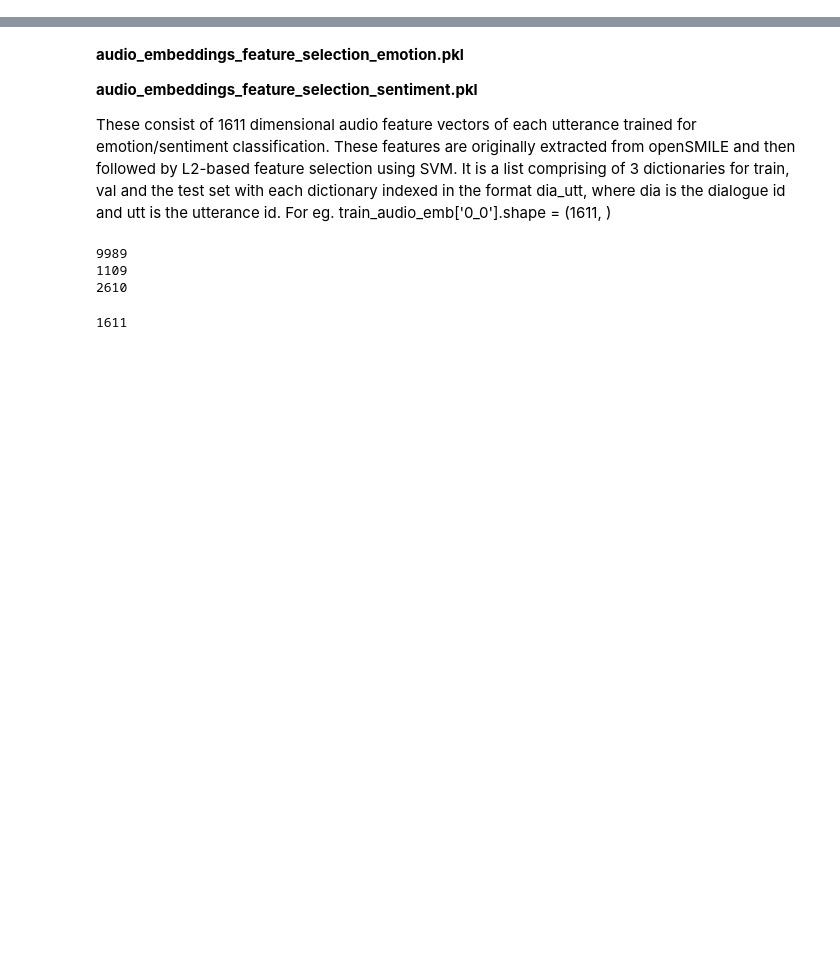
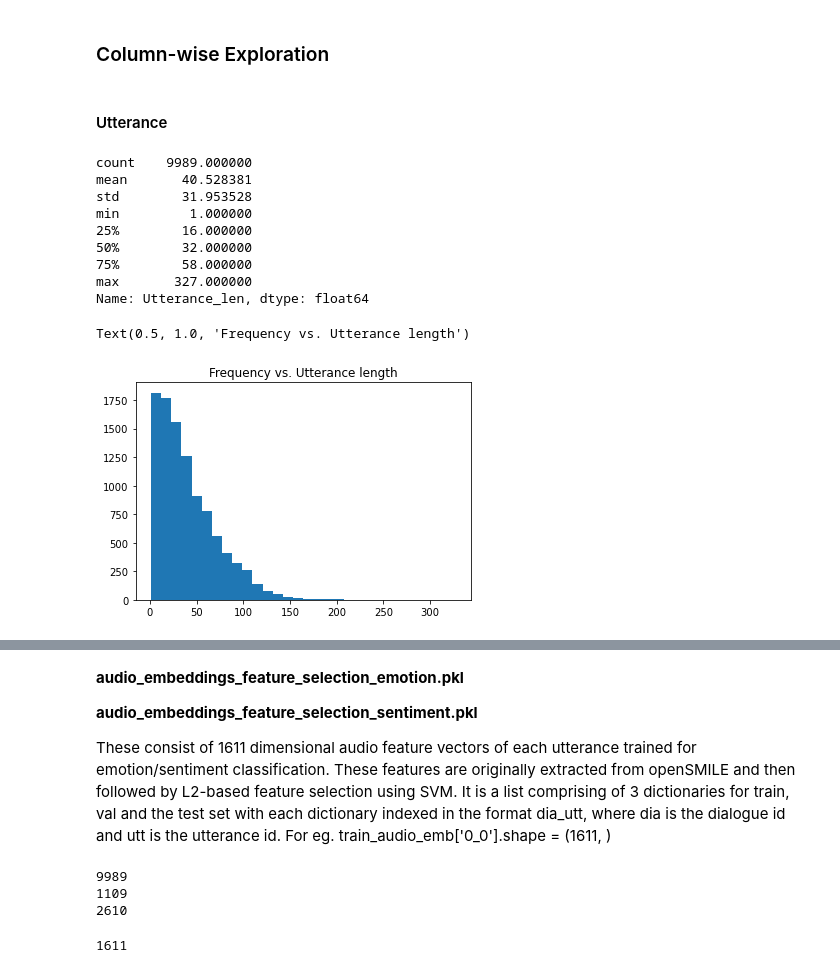
Before and after one commit to ryanjmccall/sb_ml_eng_capstone, a Jupyter notebook: capstone/poc/MELD_POC.ipynb, the cells around one changed output, grey strips where cells are left out. Saved outputs shown, nothing was run; the diff lists cells and outputs as text; code cells hidden in the pictures; blank space fills up the shorter version.

Commit message:
data wrangling and exploration

```diff
--- a/capstone/poc/MELD_POC.ipynb
+++ b/capstone/poc/MELD_POC.ipynb
@@ -82,0 +112,21 @@ dtype: int64
+# %% [markdown]
+### Column-wise Exploration
+# %% [markdown]
+#### Utterance
+# %%
+train_df['Utterance_len'] = train_df['Utterance'].apply(len)
+print(train_df.Utterance_len.describe())
+plt.hist(train_df.Utterance_len, bins=30)
+plt.title('Frequency vs. Utterance length')
+# %% [output]
+count    9989.000000
+mean       40.528381
+std        31.953528
+min         1.000000
+25%        16.000000
+50%        32.000000
+75%        58.000000
+max       327.000000
+Name: Utterance_len, dtype: float64
+Text(0.5, 1.0, 'Frequency vs. Utterance length')
+[figure, added]
```
Also changed, not shown: parts of 52 cells of this notebook.
